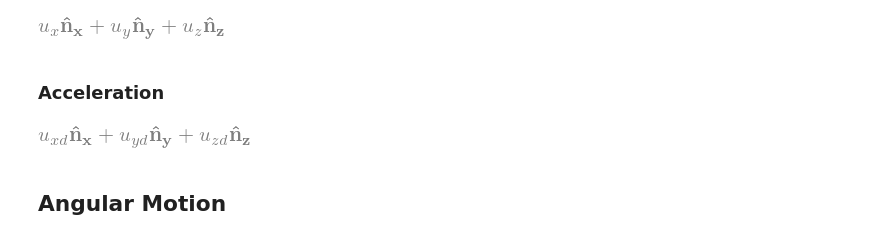
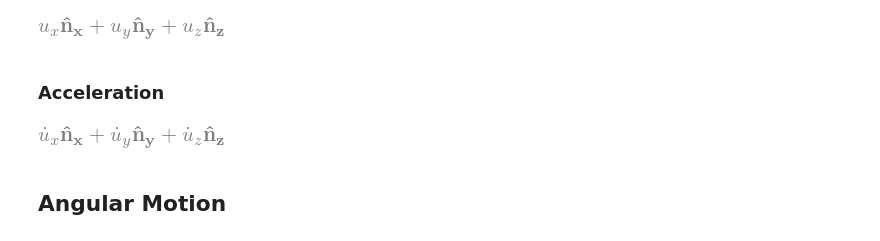
Before and after one commit to abhikamath/Space-Robot, a Jupyter notebook: Astrobee_Euler.ipynb, the cells around one changed output. Saved outputs shown, nothing was run; the diff lists cells and outputs as text; code cells hidden in the pictures.

```diff
--- a/Astrobee_Euler.ipynb
+++ b/Astrobee_Euler.ipynb
@@ -88,10 +96,10 @@ V_B_ISS_ISS # "velocity of Astrobee CM w.r.t ISS RF expressed in ISS RF"
 # %% [markdown]
 ### Acceleration
 # %%
-A_B_ISS_ISS = C.acc(ISS).subs(u).subs(ud)
+A_B_ISS_ISS = C.acc(ISS).subs(u) #.subs(ud)
 A_B_ISS_ISS # "acceleration of Astrobee CM w.r.t ISS RF expressed in ISS RF"
 # %% [output]
-[figure, old version]
+[figure, new version]
 # %% [markdown]
 ## Angular Motion
 # %% [markdown]
```
Also changed, not shown: parts of 44 cells of this notebook, 21 other files.
